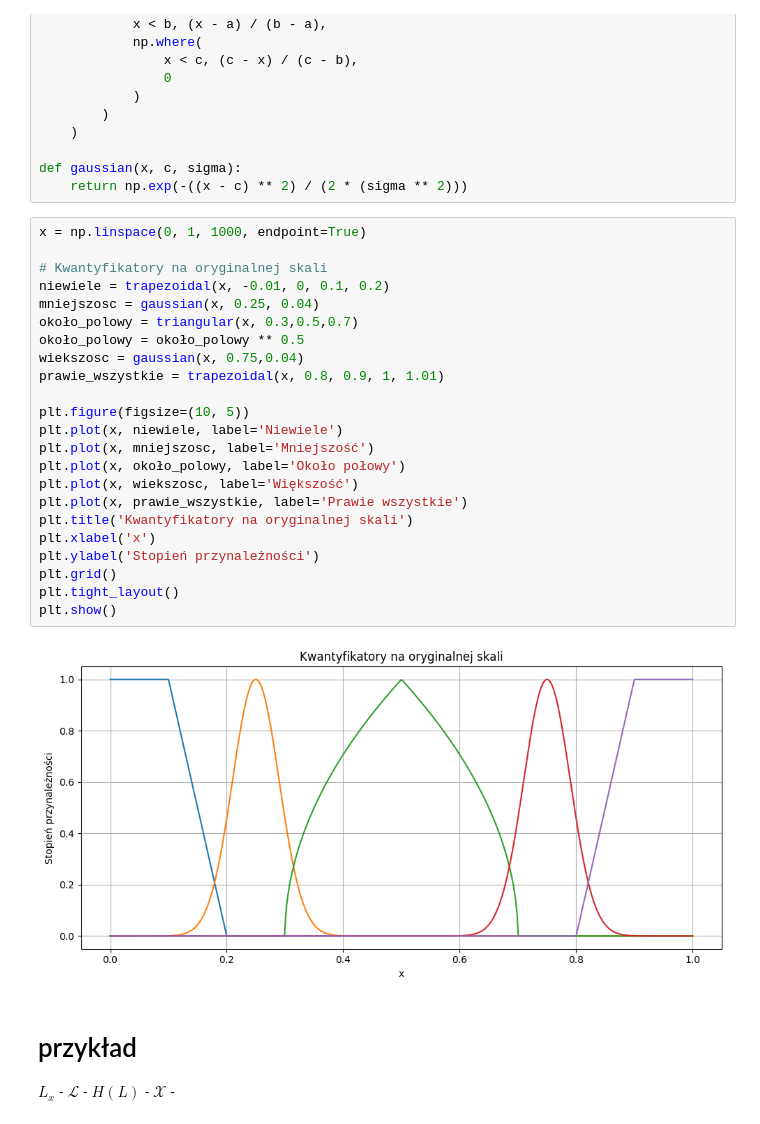
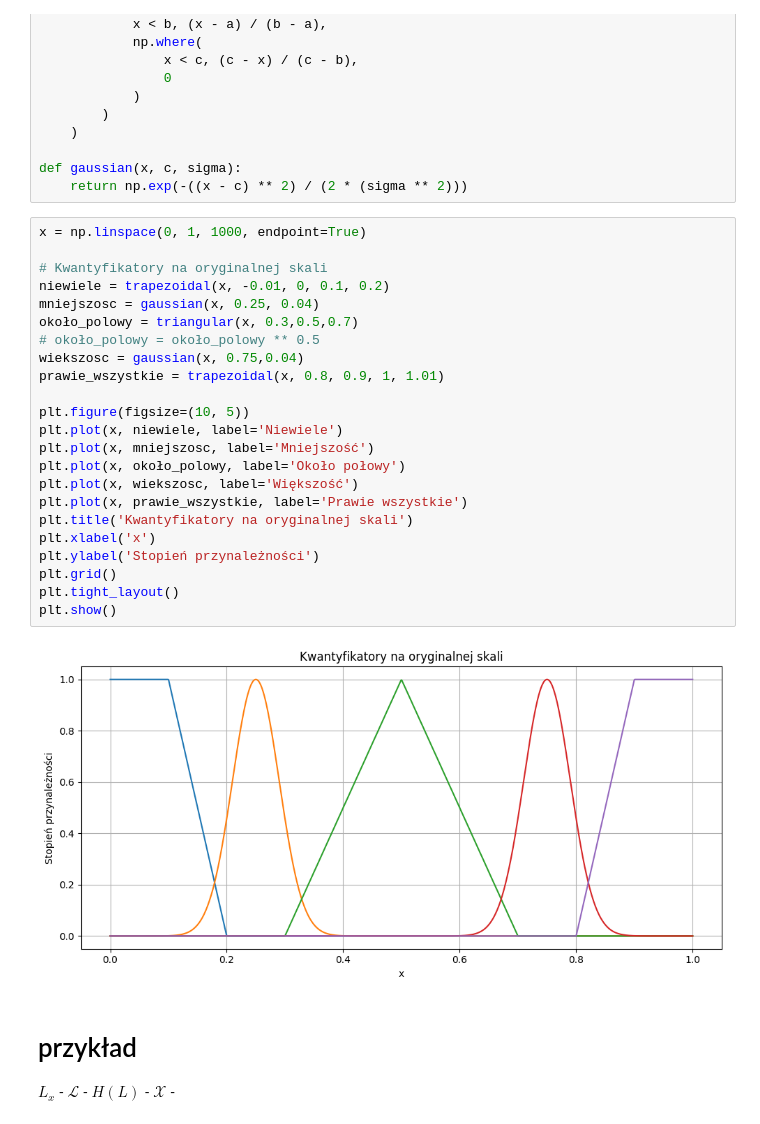
Before and after one commit to venomiakk/computer-systems-of-recognition, a Jupyter notebook: linguistic-summarization/data/linguistic_variables.ipynb, the cells around one changed output. Saved outputs shown, nothing was run; the diff lists cells and outputs as text.

```diff
--- a/linguistic-summarization/data/linguistic_variables.ipynb
+++ b/linguistic-summarization/data/linguistic_variables.ipynb
@@ -34,28 +34,28 @@ def gaussian(x, c, sigma):
 # %%
 x = np.linspace(0, 1, 1000, endpoint=True)
 
 # Kwantyfikatory na oryginalnej skali
 niewiele = trapezoidal(x, -0.01, 0, 0.1, 0.2)
 mniejszosc = gaussian(x, 0.25, 0.04)
 około_polowy = triangular(x, 0.3,0.5,0.7)
-około_polowy = około_polowy ** 0.5
+# około_polowy = około_polowy ** 0.5
 wiekszosc = gaussian(x, 0.75,0.04)
 prawie_wszystkie = trapezoidal(x, 0.8, 0.9, 1, 1.01)
 
 plt.figure(figsize=(10, 5))
 plt.plot(x, niewiele, label='Niewiele')
 plt.plot(x, mniejszosc, label='Mniejszość')
 plt.plot(x, około_polowy, label='Około połowy')
 plt.plot(x, wiekszosc, label='Większość')
 plt.plot(x, prawie_wszystkie, label='Prawie wszystkie')
 plt.title('Kwantyfikatory na oryginalnej skali')
 plt.xlabel('x')
 plt.ylabel('Stopień przynależności')
 plt.grid()
 plt.tight_layout()
 plt.show()
 # %% [output]
-[figure, old version]
+[figure, new version]
 # %% [markdown]
 # przykład
 
```
Also changed, not shown: parts of 1 cell of this notebook, 13 other files.
